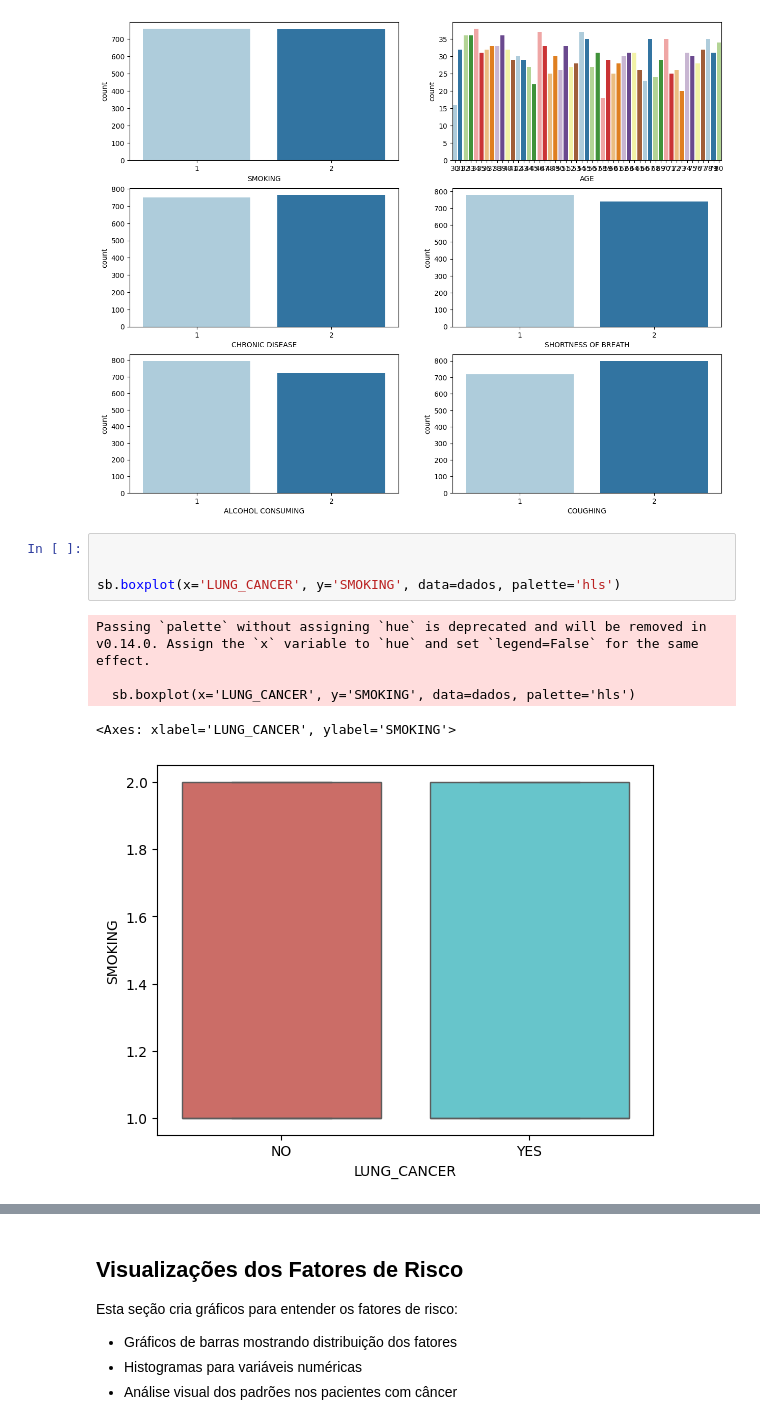
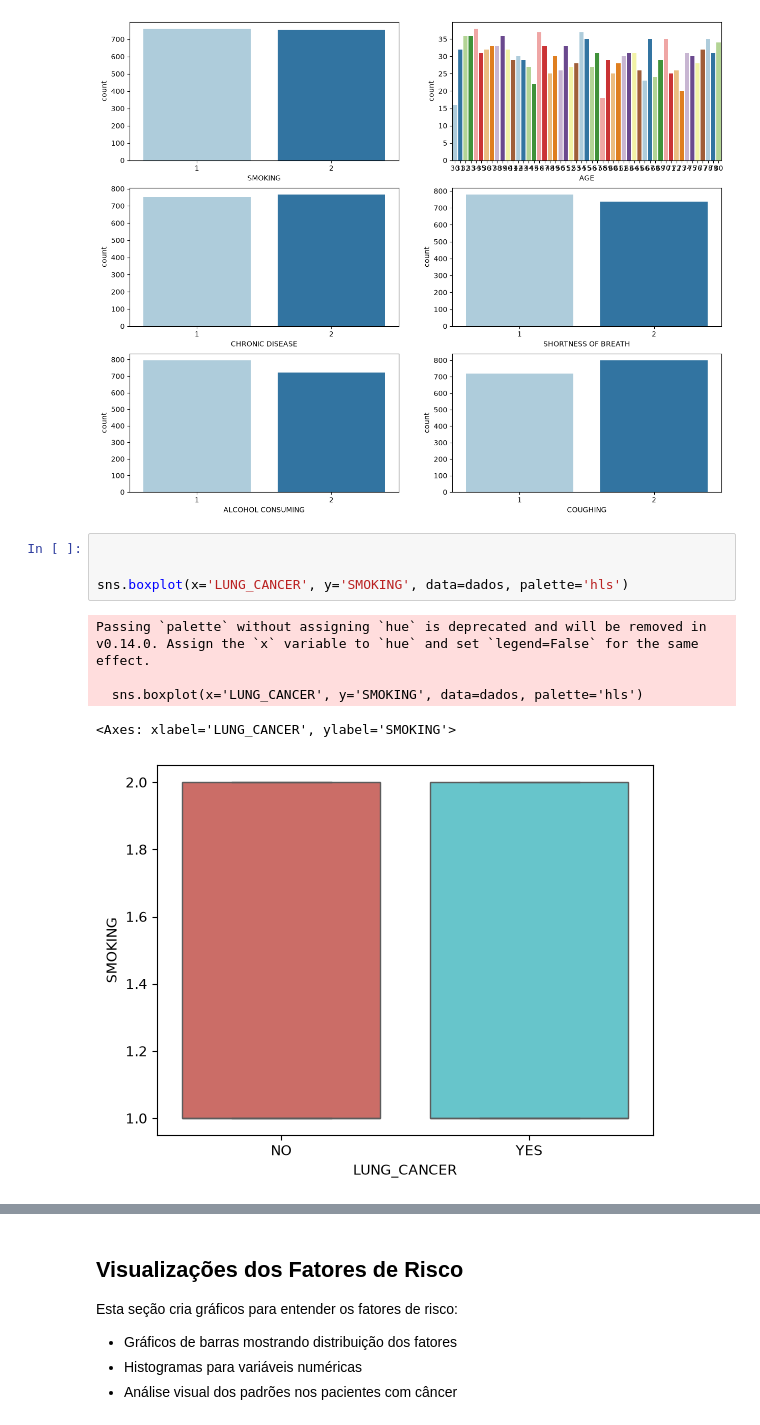
Before and after one commit to fiap-grupo-xpto/fiap-tech-challenge-fase-2, a Jupyter notebook: train_model/analise_cancer.ipynb, the cells around one changed output, grey strips where cells are left out. Cells and saved outputs as stored; diff of their text form.

```diff
--- a/train_model/analise_cancer.ipynb
+++ b/train_model/analise_cancer.ipynb
@@ -335,11 +334,11 @@ sns.countplot(x = "COUGHING", hue="COUGHING", palette = "Paired", data = totalTe
 # %%
 
 
-sb.boxplot(x='LUNG_CANCER', y='SMOKING', data=dados, palette='hls')
+sns.boxplot(x='LUNG_CANCER', y='SMOKING', data=dados, palette='hls')
 # %% [output]
 Passing `palette` without assigning `hue` is deprecated and will be removed in v0.14.0. Assign the `x` variable to `hue` and set `legend=False` for the same effect.
 
-  sb.boxplot(x='LUNG_CANCER', y='SMOKING', data=dados, palette='hls')
+  sns.boxplot(x='LUNG_CANCER', y='SMOKING', data=dados, palette='hls')
 <Axes: xlabel='LUNG_CANCER', ylabel='SMOKING'>
-[figure, old version]
+[figure, new version]
 # %%
```
Also changed, not shown: parts of 14 cells of this notebook, 7 other files.
